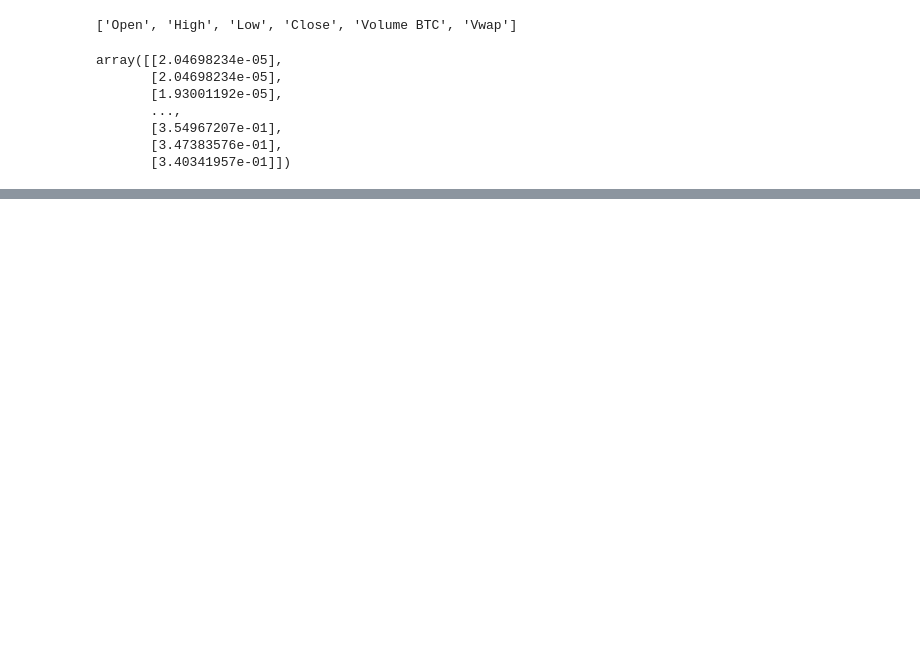
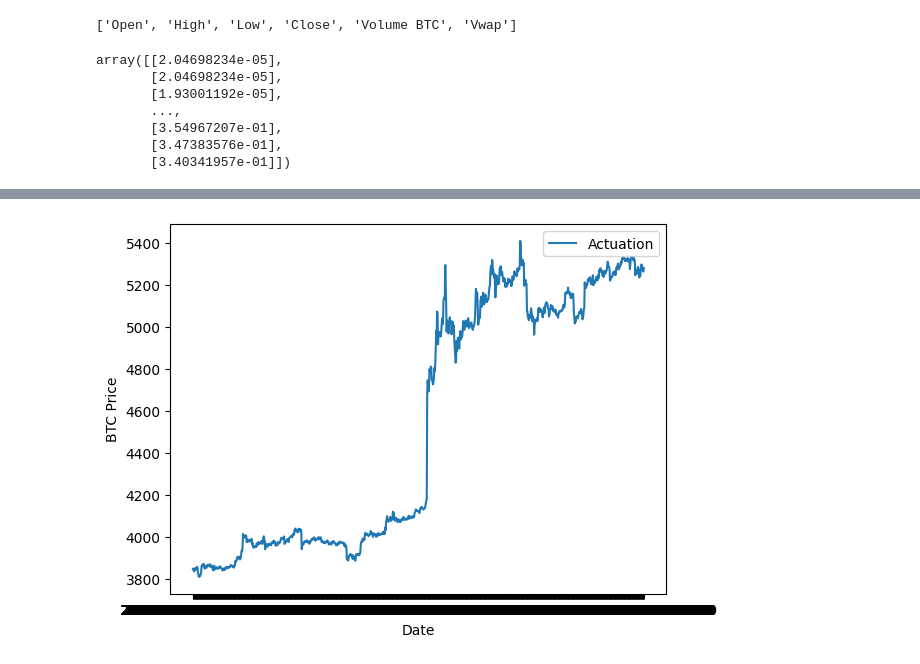
Before and after one commit to bakansm/crypto-kafka-streaming, a Jupyter notebook: btc-predict-model.ipynb, the cells around one changed output, grey strips where cells are left out. Saved outputs shown, nothing was run; the diff lists cells and outputs as text; code cells hidden in the pictures; blank space fills up the shorter version.

```diff
--- a/btc-predict-model.ipynb
+++ b/btc-predict-model.ipynb
@@ -252,0 +297,9 @@ array([[29160.092],
+# %%
+date_array = np.array(df['Date'])
+plt.plot(date_array[30000:31000], trainY[30000:31000], label='Actuation')
+plt.legend(loc='best')
+plt.xlabel("Date")
+plt.ylabel("BTC Price")
+plt.show()
+# %% [output]
+[figure, added]
```
Also changed, not shown: parts of 39 cells of this notebook, 5 other files.
